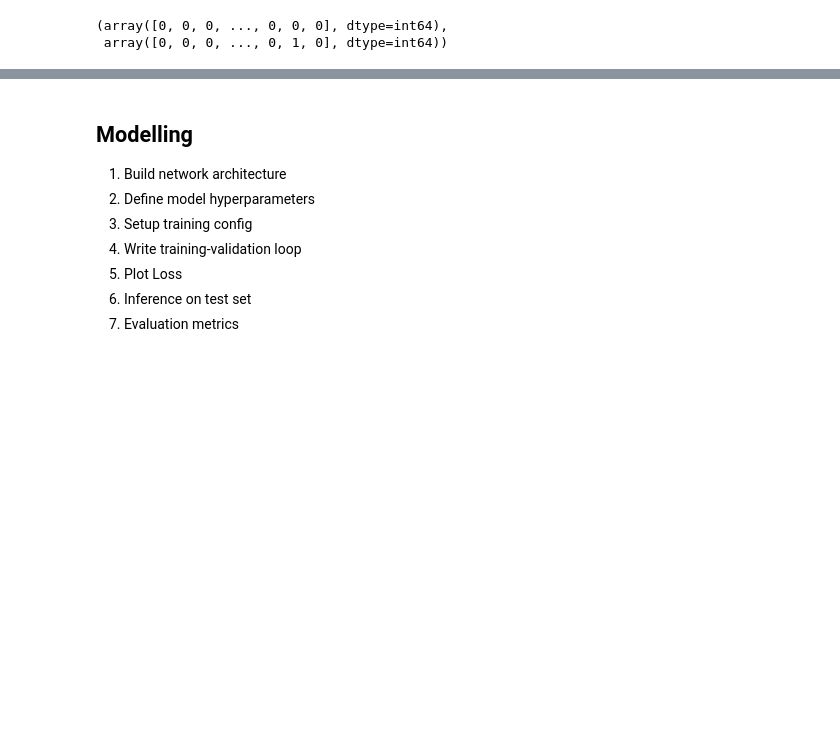
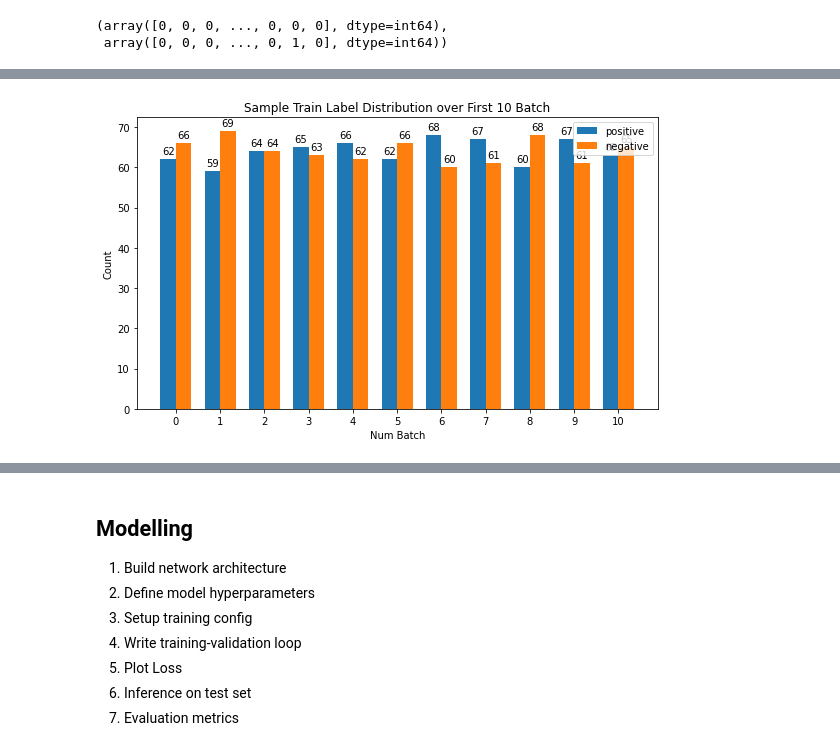
Before and after one commit to fhrzn/detoxification, a Jupyter notebook: notebooks/3.0-fhrzn-simple-classifier-pytorch.ipynb, the cells around one changed output, grey strips where cells are left out. Saved outputs shown, nothing was run; the diff lists cells and outputs as text; code cells hidden in the pictures; blank space fills up the shorter version.

```diff
--- a/notebooks/3.0-fhrzn-simple-classifier-pytorch.ipynb
+++ b/notebooks/3.0-fhrzn-simple-classifier-pytorch.ipynb
@@ -147,13 +147,12 @@ train_labels, test_labels
 train_fe = train.iloc[:, -2:].to_numpy()
 test_fe = test_used.iloc[:, -2:].to_numpy()
 # %%
-# train val split size
-train_size = .7
-val_size = .3
+# val size
+val_size = .4
 
 # get split index
-split = StratifiedShuffleSplit(n_splits=1, test_size=val_size, random_state=42)
-train_idx, val_idx = next(split.split(train_features, train_labels))
+all_idx = np.arange(len(train_features))
+train_idx, val_idx = train_test_split(all_idx, test_size=val_size, random_state=42, stratify=train_labels)
 
 # make train - val set
 train_features, val_features = train_features[train_idx], train_features[val_idx]
@@ -221,0 +277,12 @@ Sample label input:
+# %%
+# train sampler
+train_counts = Counter(train_labels).values()
+train_label_weights = [sum(train_counts) / c for c in train_counts]
+train_sample_weights = [train_label_weights[e] for e in train_labels]
+train_sampler = WeightedRandomSampler(train_sample_weights, len(train_labels))
+
+# val sampler
+val_counts = Counter(val_labels).values()
+val_label_weights = [sum(val_counts) / c for c in val_counts]
+val_sample_weights = [val_label_weights[e] for e in val_labels]
+val_sampler = WeightedRandomSampler(val_sample_weights, len(val_labels))
@@ -221,0 +323,20 @@ Sample label input:
+# %%
+dataiter = iter(trainloader)
+x = np.arange(11)
+count_pos = []
+count_neg = []
+
+for i, (_, lbl) in enumerate(dataiter):
+    c = Counter(lbl.numpy())
+    count_pos.append(c[0])
+    count_neg.append(c[1])
+    if i >= 10:
+        break
+
+plot_label_dist(
+    x,
+    count_pos,
+    count_neg,
+    title='Sample Train Label Distribution over First 10 Batch')
+# %% [output]
+[figure, added]
```
Also changed, not shown: parts of 22 cells of this notebook.
